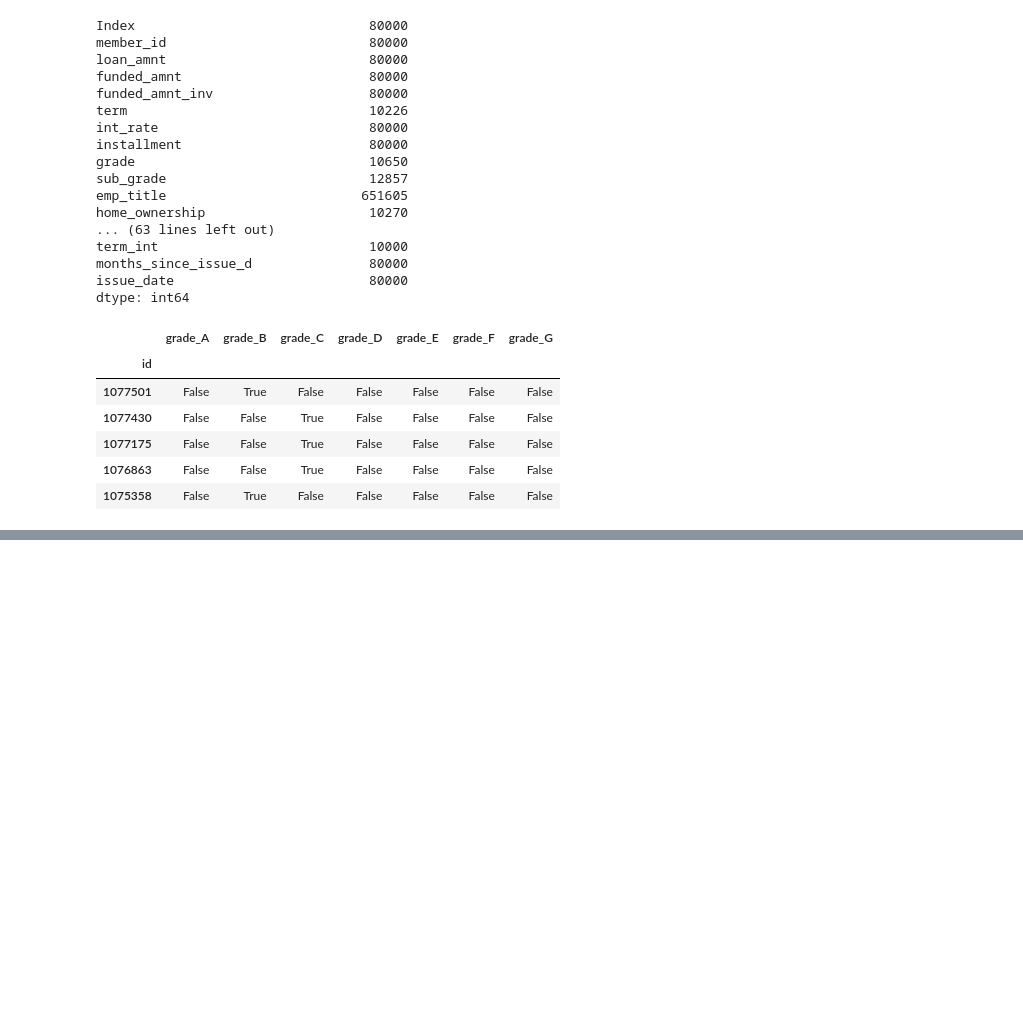
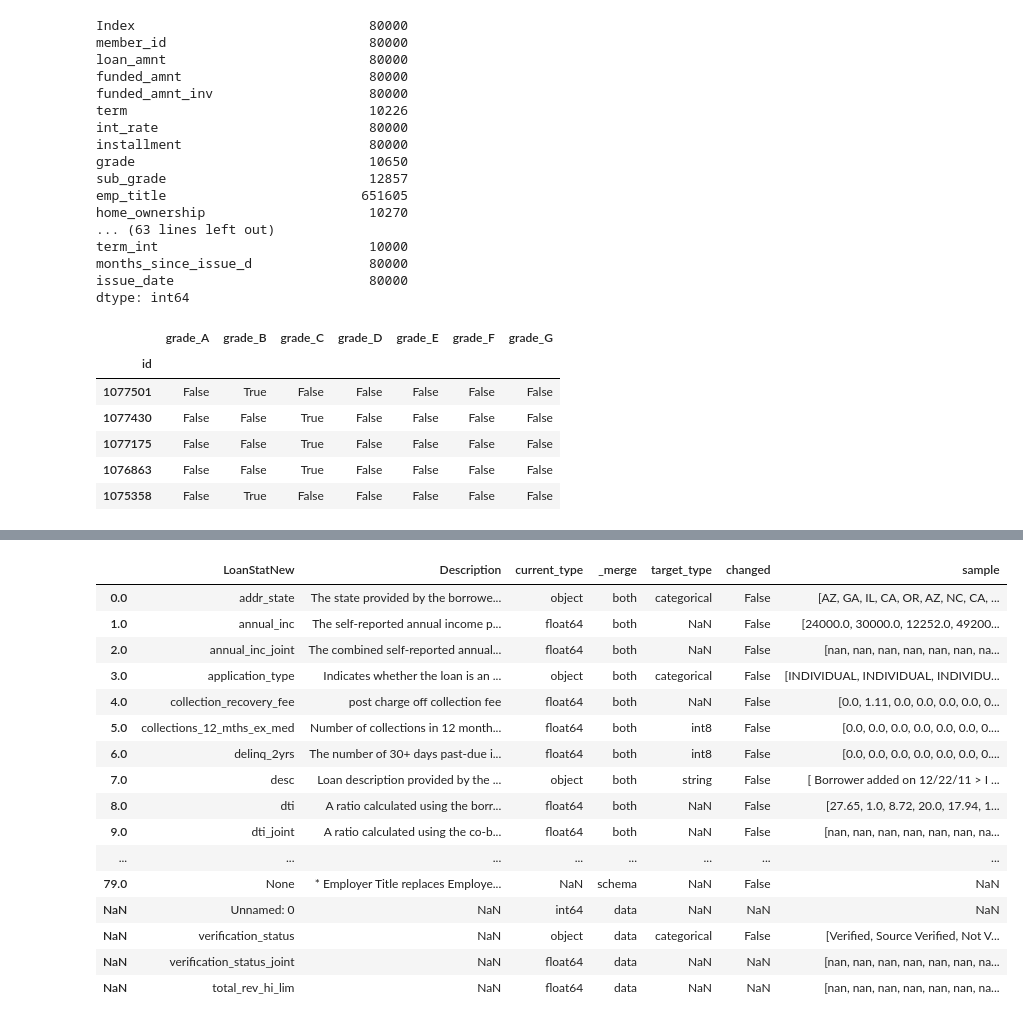
Before and after one commit to Xavi-Linux/CaRMeLo, a Jupyter notebook: notebooks/Data_Exploration.ipynb, the cells around one changed output, grey strips where cells are left out. Drawn from its saved outputs; the diff is of its cells as text; code cells hidden in the pictures; blank space fills up the shorter version.

```diff
--- a/notebooks/Data_Exploration.ipynb
+++ b/notebooks/Data_Exploration.ipynb
@@ -378,0 +458,12 @@ pd.get_dummies(df['grade'], prefix='grade').head()
+# %%
+df['title'] = df['title'].astype('string')
+data_dict.loc[data_dict['LoanStatNew'] == 'title', 'target_type'] = 'string'
+# %%
+df['url'] = df['url'].astype('string')
+data_dict.loc[data_dict['LoanStatNew'] == 'url', 'target_type'] = 'string'
+# %%
+df['emp_title'] = df['emp_title'].astype('string')
+data_dict.loc[data_dict['LoanStatNew'] == 'emp_title', 'target_type'] = 'string'
+# %%
+df['desc'] = df['desc'].astype('string')
+data_dict.loc[data_dict['LoanStatNew'] == 'desc', 'target_type'] = 'string'
@@ -378,0 +507,20 @@ pd.get_dummies(df['grade'], prefix='grade').head()
+# %%
+data_dict
+# %% [output]
+|  | LoanStatNew | Description | current_type | _merge | target_type | changed | sample |
+| 0.0 | addr_state | The state provided by the borrowe... | object | both | categorical | False | [AZ, GA, IL, CA, OR, AZ, NC, CA, ... |
+| 1.0 | annual_inc | The self-reported annual income p... | float64 | both | NaN | False | [24000.0, 30000.0, 12252.0, 49200... |
+| 2.0 | annual_inc_joint | The combined self-reported annual... | float64 | both | NaN | False | [nan, nan, nan, nan, nan, nan, na... |
+| 3.0 | application_type | Indicates whether the loan is an ... | object | both | categorical | False | [INDIVIDUAL, INDIVIDUAL, INDIVIDU... |
+| 4.0 | collection_recovery_fee | post charge off collection fee | float64 | both | NaN | False | [0.0, 1.11, 0.0, 0.0, 0.0, 0.0, 0... |
+| 5.0 | collections_12_mths_ex_med | Number of collections in 12 month... | float64 | both | int8 | False | [0.0, 0.0, 0.0, 0.0, 0.0, 0.0, 0.... |
+| 6.0 | delinq_2yrs | The number of 30+ days past-due i... | float64 | both | int8 | False | [0.0, 0.0, 0.0, 0.0, 0.0, 0.0, 0.... |
+| 7.0 | desc | Loan description provided by the ... | object | both | string | False | [ Borrower added on 12/22/11 > I ... |
+| 8.0 | dti | A ratio calculated using the borr... | float64 | both | NaN | False | [27.65, 1.0, 8.72, 20.0, 17.94, 1... |
+| 9.0 | dti_joint | A ratio calculated using the co-b... | float64 | both | NaN | False | [nan, nan, nan, nan, nan, nan, na... |
+| ... | ... | ... | ... | ... | ... | ... | ... |
+| 79.0 | None | * Employer Title replaces Employe... | NaN | schema | NaN | False | NaN |
+| NaN | Unnamed: 0 | NaN | int64 | data | NaN | NaN | NaN |
+| NaN | verification_status | NaN | object | data | categorical | False | [Verified, Source Verified, Not V... |
+| NaN | verification_status_joint | NaN | float64 | data | NaN | NaN | [nan, nan, nan, nan, nan, nan, na... |
+| NaN | total_rev_hi_lim | NaN | float64 | data | NaN | NaN | [nan, nan, nan, nan, nan, nan, na... |
```
Also changed, not shown: parts of 55 cells of this notebook.
